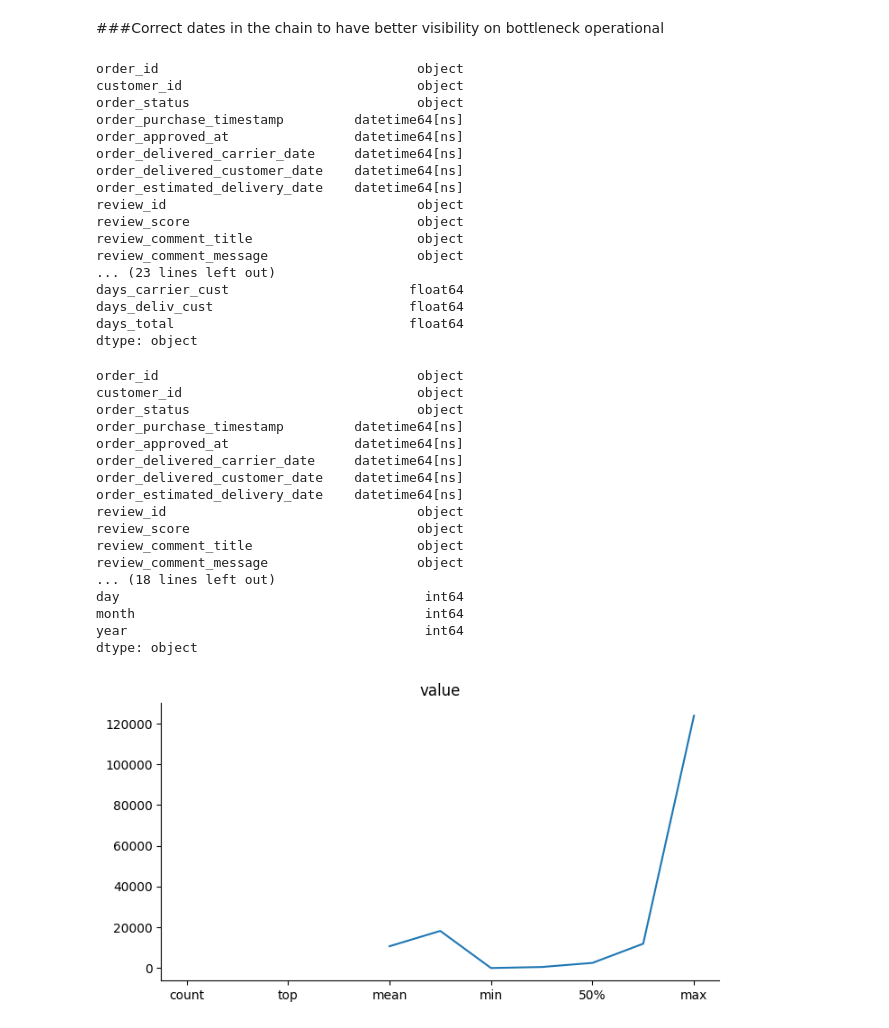
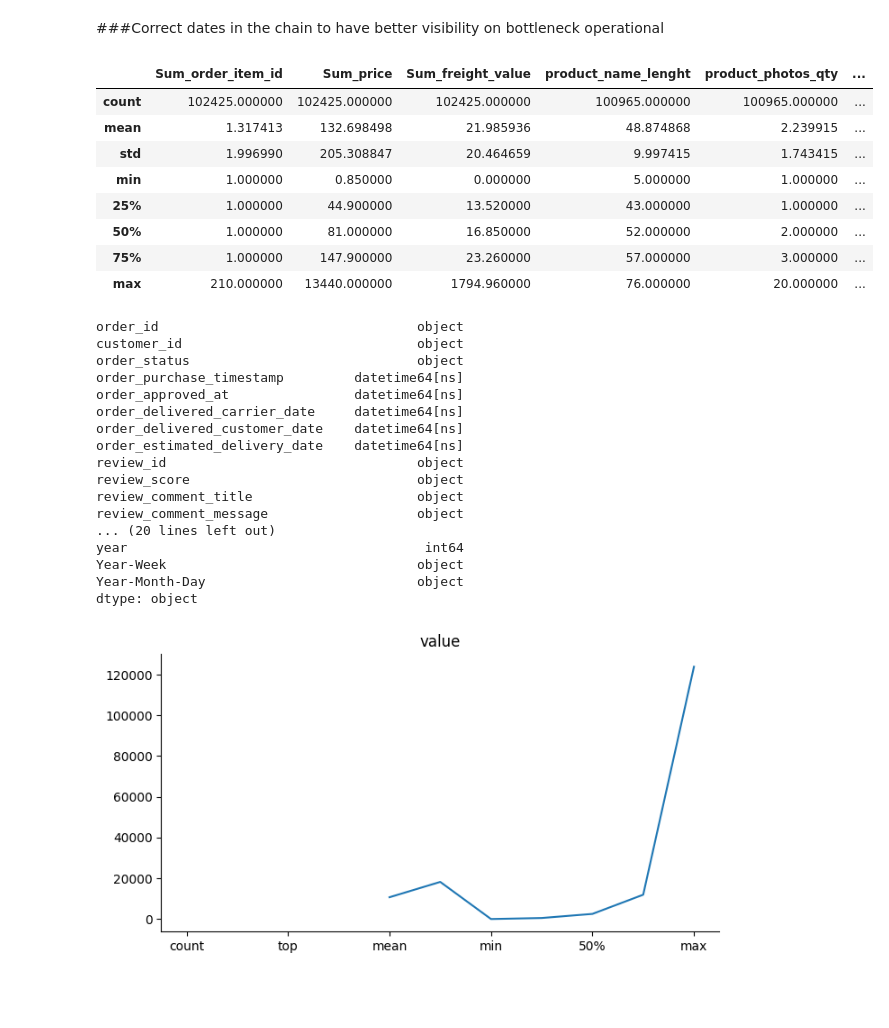
Before and after one commit to jrclavier/aurelius_ds_fin, a Jupyter notebook: Aurelius_WorkingSheet.ipynb, the cells around one changed output. Saved outputs shown, nothing was run; the diff lists cells and outputs as text; code cells hidden in the pictures; blank space fills up the shorter version.

```diff
--- a/Aurelius_WorkingSheet.ipynb
+++ b/Aurelius_WorkingSheet.ipynb
@@ -948,44 +946,36 @@ It was already observed that some dates are missing for delivered and carrier. T
 # %%
 #Build lags in the process NOT USED NOW
 
 orders_rev_pro['days_purchase_appr']=(orders_rev_pro['order_approved_at'] -
                                       orders_rev_pro['order_purchase_timestamp']).dt.days
 
 orders_rev_pro['days_appr_carrier']=(orders_rev_pro['order_delivered_carrier_date'] -
                                       orders_rev_pro['order_approved_at']).dt.days
 
 orders_rev_pro['days_carrier_cust']=(orders_rev_pro['order_delivered_customer_date'] -
                                       orders_rev_pro['order_delivered_carrier_date']).dt.days
 
 orders_rev_pro['days_deliv_cust']=(orders_rev_pro['order_estimated_delivery_date'] -
                                       orders_rev_pro['order_delivered_customer_date']).dt.days
 
 orders_rev_pro['days_total']=(orders_rev_pro['order_delivered_customer_date'] -
                                       orders_rev_pro['order_approved_at']).dt.days
 
-orders_rev_pro.dtypes
+orders_rev_pro.describe()
 # %% [output]
-order_id                                 object
-customer_id                              object
-order_status                             object
-order_purchase_timestamp         datetime64[ns]
-order_approved_at                datetime64[ns]
-order_delivered_carrier_date     datetime64[ns]
-order_delivered_customer_date    datetime64[ns]
-order_estimated_delivery_date    datetime64[ns]
-review_id                                object
-review_score                             object
-review_comment_title                     object
-review_comment_message                   object
-... (23 lines left out)
-days_carrier_cust                       float64
-days_deliv_cust                         float64
-days_total                              float64
-dtype: object
+|  | Sum_order_item_id | Sum_price | Sum_freight_value | product_name_lenght | product_photos_qty | ... |
+| count | 102425.000000 | 102425.000000 | 102425.000000 | 100965.000000 | 100965.000000 | ... |
+| mean | 1.317413 | 132.698498 | 21.985936 | 48.874868 | 2.239915 | ... |
+| std | 1.996990 | 205.308847 | 20.464659 | 9.997415 | 1.743415 | ... |
+| min | 1.000000 | 0.850000 | 0.000000 | 5.000000 | 1.000000 | ... |
+| 25% | 1.000000 | 44.900000 | 13.520000 | 43.000000 | 1.000000 | ... |
+| 50% | 1.000000 | 81.000000 | 16.850000 | 52.000000 | 2.000000 | ... |
+| 75% | 1.000000 | 147.900000 | 23.260000 | 57.000000 | 3.000000 | ... |
+| max | 210.000000 | 13440.000000 | 1794.960000 | 76.000000 | 20.000000 | ... |
 # %%
 #Drop columns to make file lighter
 
-orders_rev_pro.drop('product_description_lenght', inplace=True,errors='ignore', axis=1)
+#orders_rev_pro.drop('product_description_lenght', inplace=True,errors='ignore', axis=1)
 orders_rev_pro.drop('days_total', inplace=True,errors='ignore', axis=1)
 orders_rev_pro.drop('days_appr_carrier', inplace=True,errors='ignore', axis=1)
 orders_rev_pro.drop('days_purchase_appr', inplace=True, errors='ignore', axis=1)
@@ -1013,10 +1003,10 @@ review_id                                object
 review_score                             object
 review_comment_title                     object
 review_comment_message                   object
-... (18 lines left out)
-day                                       int64
-month                                     int64
+... (20 lines left out)
 year                                      int64
+Year-Week                                object
+Year-Month-Day                           object
 dtype: object
 # %%
 # %% [output]
```
Also changed, not shown: parts of 15 cells of this notebook.
